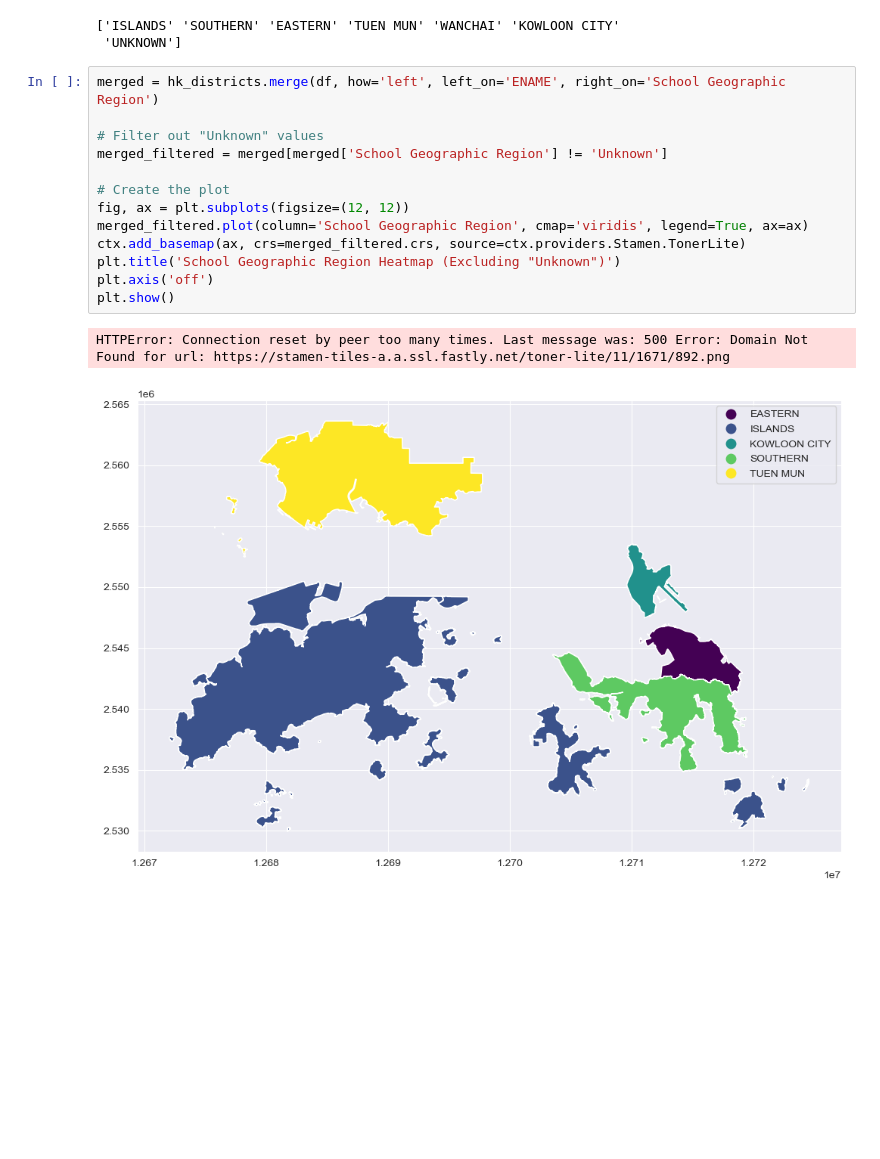
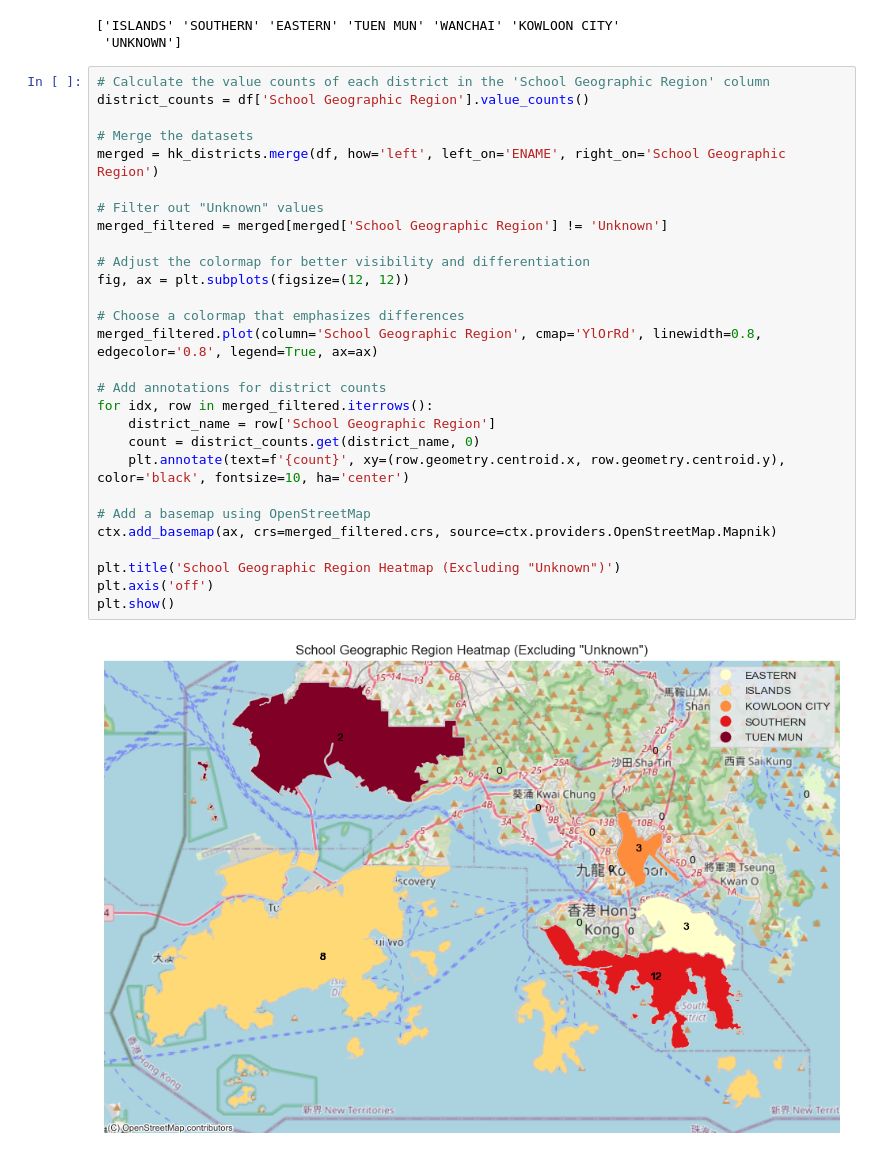
Before and after one commit to Kai2142/Data_Analytics_Portfolio, a Jupyter notebook: basketball_academy/Analysis & Insights.ipynb, the cells around one changed output. Drawn from its saved outputs; the diff is of its cells as text; blank space fills up the shorter version.

```diff
--- a/basketball_academy/Analysis & Insights.ipynb
+++ b/basketball_academy/Analysis & Insights.ipynb
@@ -239,19 +241,33 @@ print(unique_school_districts)
 # %% [output]
 ['ISLANDS' 'SOUTHERN' 'EASTERN' 'TUEN MUN' 'WANCHAI' 'KOWLOON CITY'
  'UNKNOWN']
-# %%
-merged = hk_districts.merge(df, how='left', left_on='ENAME', right_on='School Geographic Region')
-
-# Filter out "Unknown" values
-merged_filtered = merged[merged['School Geographic Region'] != 'Unknown']
-
-# Create the plot
-fig, ax = plt.subplots(figsize=(12, 12))
-merged_filtered.plot(column='School Geographic Region', cmap='viridis', legend=True, ax=ax)
-ctx.add_basemap(ax, crs=merged_filtered.crs, source=ctx.providers.Stamen.TonerLite)
-plt.title('School Geographic Region Heatmap (Excluding "Unknown")')
-plt.axis('off')
-plt.show()
-# %% [output]
-HTTPError: Connection reset by peer too many times. Last message was: 500 Error: Domain Not Found for url: https://stamen-tiles-a.a.ssl.fastly.net/toner-lite/11/1671/892.png
-[figure, removed]
+# %%
+# Calculate the value counts of each district in the 'School Geographic Region' column
+district_counts = df['School Geographic Region'].value_counts()
+
+# Merge the datasets
+merged = hk_districts.merge(df, how='left', left_on='ENAME', right_on='School Geographic Region')
+
+# Filter out "Unknown" values
+merged_filtered = merged[merged['School Geographic Region'] != 'Unknown']
+
+# Adjust the colormap for better visibility and differentiation
+fig, ax = plt.subplots(figsize=(12, 12))
+
+# Choose a colormap that emphasizes differences
+merged_filtered.plot(column='School Geographic Region', cmap='YlOrRd', linewidth=0.8, edgecolor='0.8', legend=True, ax=ax)
+
+# Add annotations for district counts
+for idx, row in merged_filtered.iterrows():
+    district_name = row['School Geographic Region']
+    count = district_counts.get(district_name, 0)
+    plt.annotate(text=f'{count}', xy=(row.geometry.centroid.x, row.geometry.centroid.y), color='black', fontsize=10, ha='center')
+
+# Add a basemap using OpenStreetMap
+ctx.add_basemap(ax, crs=merged_filtered.crs, source=ctx.providers.OpenStreetMap.Mapnik)
+
+plt.title('School Geographic Region Heatmap (Excluding "Unknown")')
+plt.axis('off')
+plt.show()
+# %% [output]
+[figure, added]
```
Also changed, not shown: parts of 5 cells of this notebook, 2 other files.
